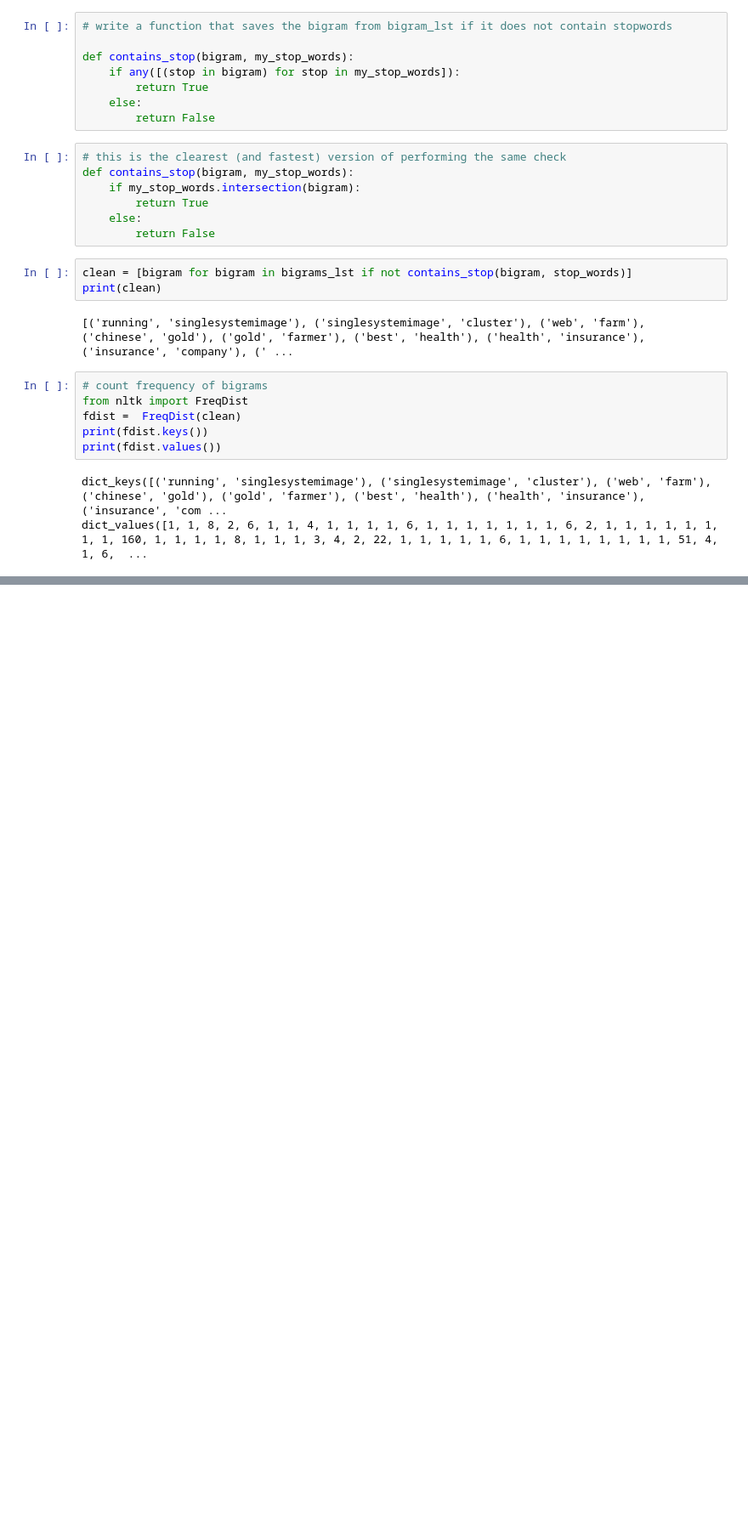
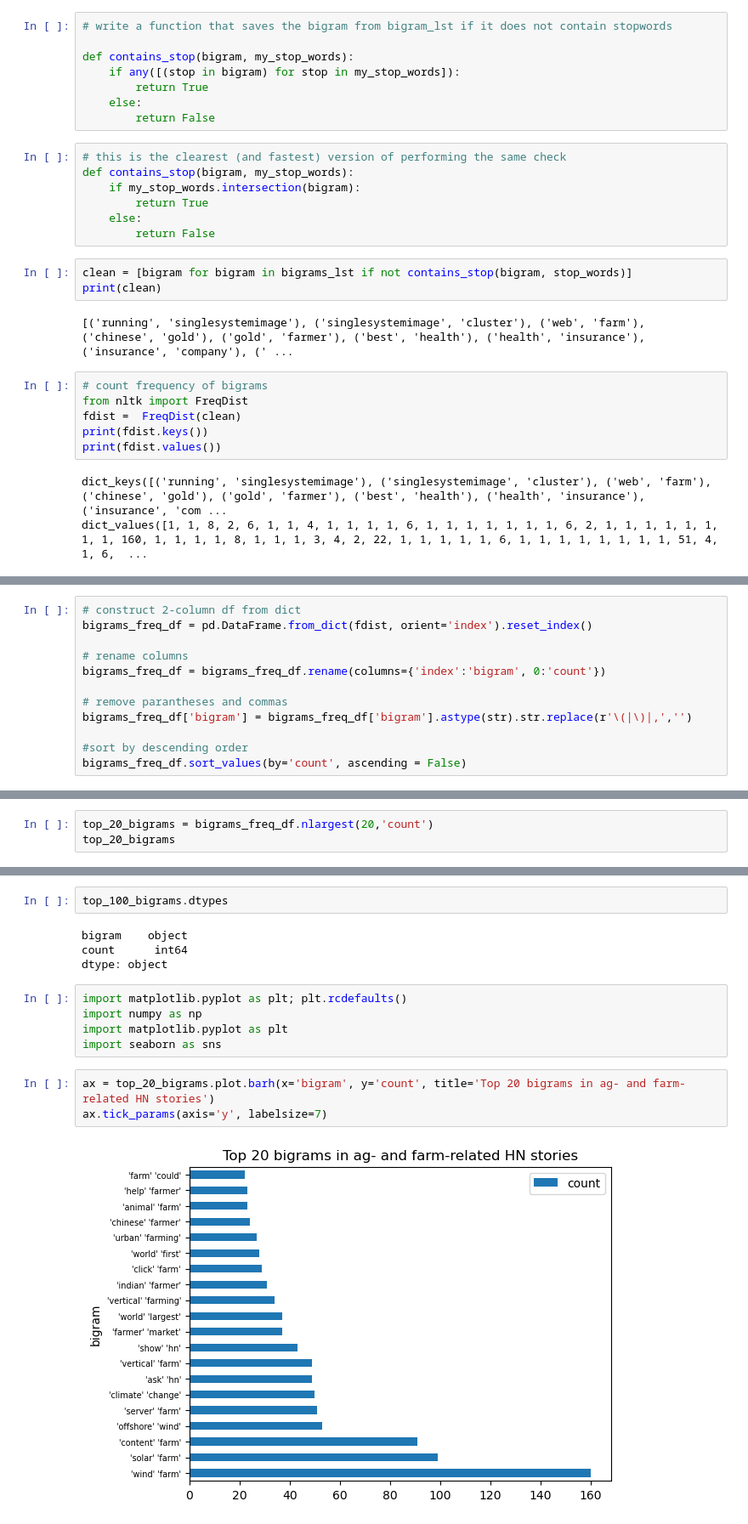
Before and after one commit to fangningtan/hackernews-agtech, a Jupyter notebook: HN-agri-stories.ipynb, the cells around one changed output, grey strips where cells are left out. Shown at 85% size. Cells and saved outputs as stored; diff of their text form; blank space fills up the shorter version.

Commit message:
calculated bigram frequency

```diff
--- a/HN-agri-stories.ipynb
+++ b/HN-agri-stories.ipynb
@@ -296,0 +300,12 @@ fdist.most_common()
+# %%
+# construct 2-column df from dict
+bigrams_freq_df = pd.DataFrame.from_dict(fdist, orient='index').reset_index()
+
+# rename columns
+bigrams_freq_df = bigrams_freq_df.rename(columns={'index':'bigram', 0:'count'})
+
+# remove parantheses and commas
+bigrams_freq_df['bigram'] = bigrams_freq_df['bigram'].astype(str).str.replace(r'\(|\)|,','')
+
+#sort by descending order
+bigrams_freq_df.sort_values(by='count', ascending = False)
@@ -296,0 +344,3 @@ fdist.most_common()
+# %%
+top_20_bigrams = bigrams_freq_df.nlargest(20,'count')
+top_20_bigrams
@@ -296,0 +365,16 @@ fdist.most_common()
+# %%
+top_100_bigrams.dtypes
+# %% [output]
+bigram    object
+count      int64
+dtype: object
+# %%
+import matplotlib.pyplot as plt; plt.rcdefaults()
+import numpy as np
+import matplotlib.pyplot as plt
+import seaborn as sns
+# %%
+ax = top_20_bigrams.plot.barh(x='bigram', y='count', title='Top 20 bigrams in ag- and farm-related HN stories')
+ax.tick_params(axis='y', labelsize=7)
+# %% [output]
+[figure, added]
```
Also changed, not shown: parts of 12 cells of this notebook.
